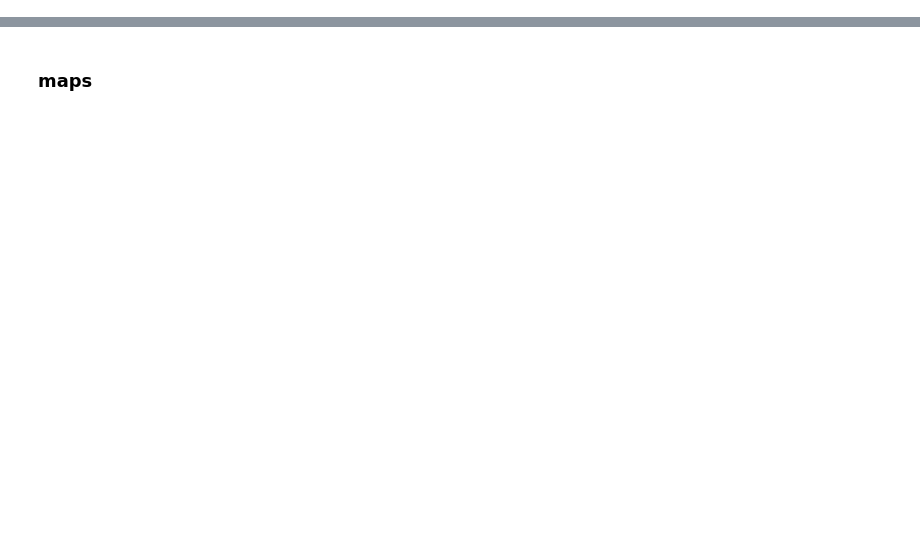
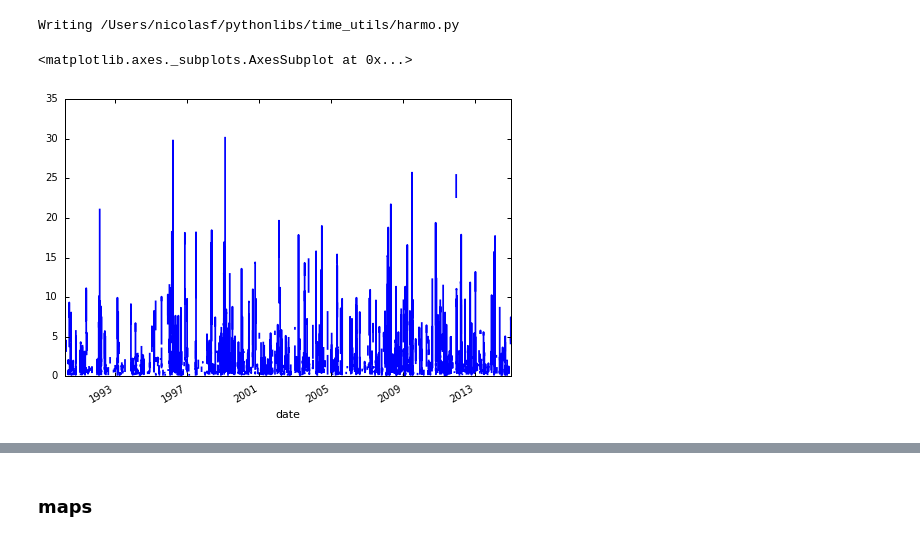
Before and after one commit to nicolasfauchereau/PLUVAR, a Jupyter notebook: notebooks/read_hourly_files.ipynb, the cells around one changed output, grey strips where cells are left out. Cells and saved outputs as stored; diff of their text form; code cells hidden in the pictures; blank space fills up the shorter version.

```diff
--- a/notebooks/read_hourly_files.ipynb
+++ b/notebooks/read_hourly_files.ipynb
@@ -48,0 +124,24 @@ res = 80
+# %%
+# %%writefile /Users/nicolasf/pythonlibs/time_utils/harmo.py
+def harmo(data, nbharm=2):
+    import pandas as pd
+    import numpy as np
+    if isinstance(data, pd.core.frame.Series) or isinstance(data, pd.core.frame.DataFrame):
+        index = data.index
+        data_values = data.values.flatten()
+    fft=np.fft.rfft(data_values)
+    fft[nharm+1]=0.5*fft[nharm+1]
+    fft[nharm+2:]=0
+    data_f=np.fft.irfft(fft)
+    if isinstance(data, pd.core.frame.Series):
+        data_f = pd.Series(data_f, index=index)
+    if isinstance(data, pd.core.frame.DataFrame):
+        data_f = pd.DataFrame(data_f, index=index, columns=['Fourier_{}harms'.format(nbharm)])
+    return data_f
+# %% [output]
+Writing /Users/nicolasf/pythonlibs/time_utils/harmo.py
+# %%
+datan['rain'].pipe(pd.rolling_mean,3).plot()
+# %% [output]
+<matplotlib.axes._subplots.AxesSubplot at 0x...>
+[figure, added]
```
Also changed, not shown: parts of 36 cells of this notebook.
